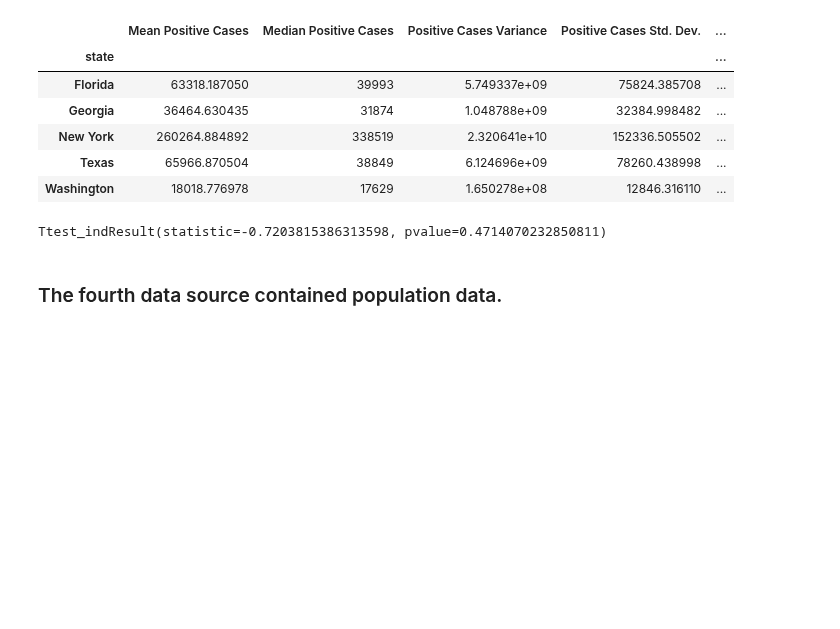
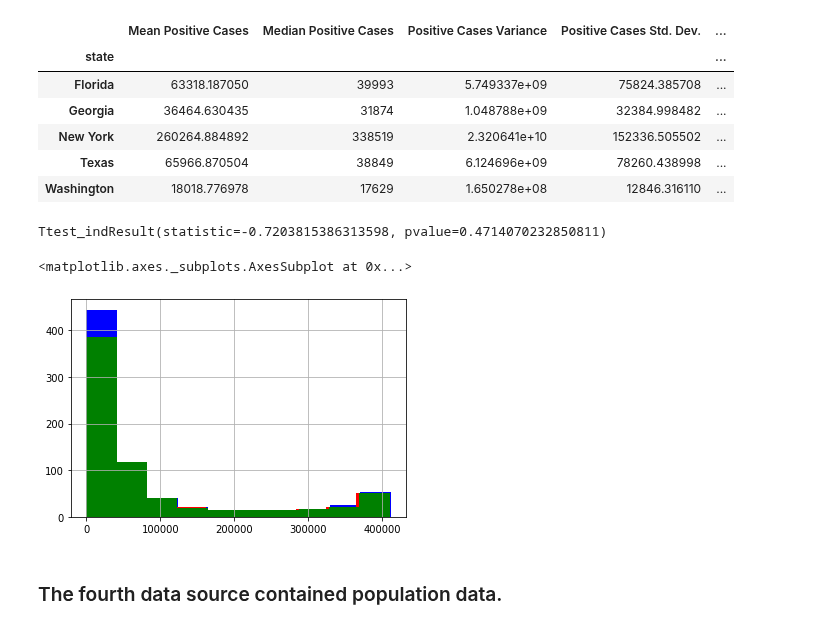
Before and after one commit to Emily-Keymon/Group-Project, a Jupyter notebook: Covid-19 Data Exploration and Cleanup.ipynb, the cells around one changed output. Saved outputs shown, nothing was run; the diff lists cells and outputs as text; code cells hidden in the pictures; blank space fills up the shorter version.

Commit message:
Added t-test and histogram

```diff
--- a/Covid-19 Data Exploration and Cleanup.ipynb
+++ b/Covid-19 Data Exploration and Cleanup.ipynb
@@ -703,3 +744,18 @@ Ttest_indResult(statistic=-0.7203815386313598, pvalue=0.4714070232850811)
+# %%
+# Comparative histograms for all three data sources using positive cases data
+# Histograms shows the distribution of a dataset
+# Our data is skewed left, meaning the mean is less than the median
+
+#data_source_2.hist()
+#state_name_df.hist(['positive cases'])
+#filtered_dates_3.hist()
+
+data_source_2['positive cases'].hist(color='b')
+state_name_df['positive cases'].hist(color='r')
+filtered_dates_3['positive cases'].hist(color='g')
+# %% [output]
+<matplotlib.axes._subplots.AxesSubplot at 0x...>
+[figure, added]
 # %% [markdown]
 ### The fourth data source contained population data.
 # %% [markdown]
```
Also changed, not shown: parts of 23 cells of this notebook.
